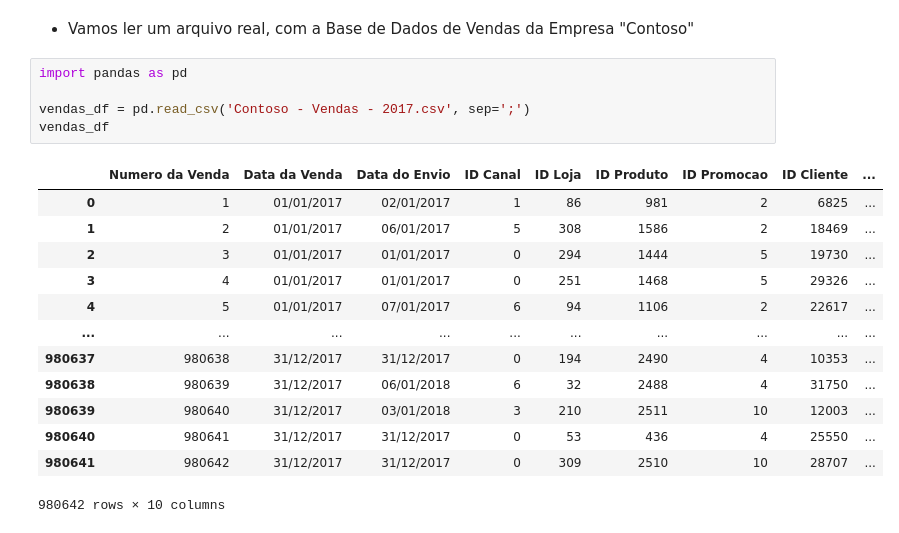
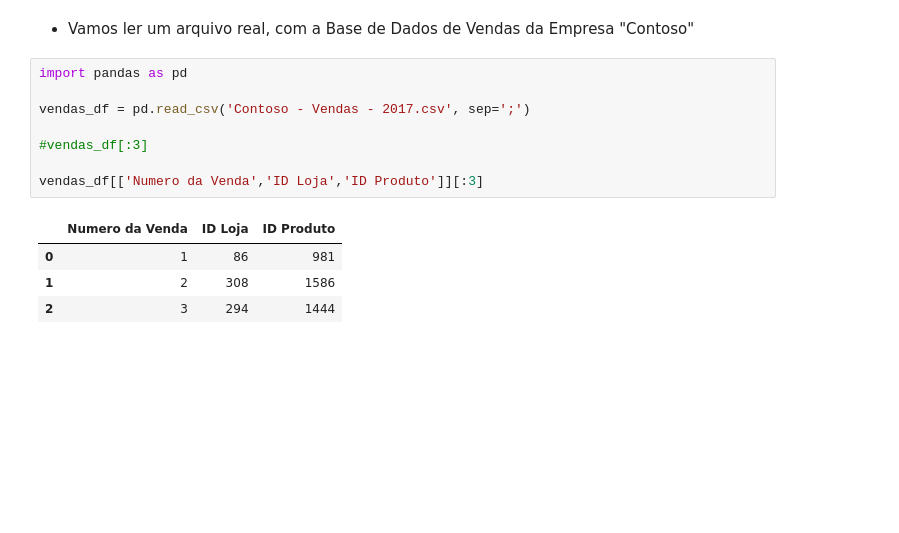
Before and after one commit to emirfadul/python_hashtag, a Jupyter notebook: modulo 17 - pandas/Pandas 03.ipynb, the cells around one changed output. Drawn from its saved outputs; the diff is of its cells as text; blank space fills up the shorter version.

```diff
--- a/modulo 17 - pandas/Pandas 03.ipynb
+++ b/modulo 17 - pandas/Pandas 03.ipynb
@@ -14,22 +14,16 @@ dataframe = pd.read_csv(arquivo_com_extensao)
 # %%
 import pandas as pd
 
 vendas_df = pd.read_csv('Contoso - Vendas - 2017.csv', sep=';')
-vendas_df
+
+#vendas_df[:3]
+
+vendas_df[['Numero da Venda','ID Loja','ID Produto']][:3]
 # %% [output]
-|  | Numero da Venda | Data da Venda | Data do Envio | ID Canal | ID Loja | ID Produto | ID Promocao | ID Cliente | ... |
-| 0 | 1 | 01/01/2017 | 02/01/2017 | 1 | 86 | 981 | 2 | 6825 | ... |
-| 1 | 2 | 01/01/2017 | 06/01/2017 | 5 | 308 | 1586 | 2 | 18469 | ... |
-| 2 | 3 | 01/01/2017 | 01/01/2017 | 0 | 294 | 1444 | 5 | 19730 | ... |
-| 3 | 4 | 01/01/2017 | 01/01/2017 | 0 | 251 | 1468 | 5 | 29326 | ... |
-| 4 | 5 | 01/01/2017 | 07/01/2017 | 6 | 94 | 1106 | 2 | 22617 | ... |
-| ... | ... | ... | ... | ... | ... | ... | ... | ... | ... |
-| 980637 | 980638 | 31/12/2017 | 31/12/2017 | 0 | 194 | 2490 | 4 | 10353 | ... |
-| 980638 | 980639 | 31/12/2017 | 06/01/2018 | 6 | 32 | 2488 | 4 | 31750 | ... |
-| 980639 | 980640 | 31/12/2017 | 03/01/2018 | 3 | 210 | 2511 | 10 | 12003 | ... |
-| 980640 | 980641 | 31/12/2017 | 31/12/2017 | 0 | 53 | 436 | 4 | 25550 | ... |
-| 980641 | 980642 | 31/12/2017 | 31/12/2017 | 0 | 309 | 2510 | 10 | 28707 | ... |
+|  | Numero da Venda | ID Loja | ID Produto |
+| 0 | 1 | 86 | 981 |
+| 1 | 2 | 308 | 1586 |
+| 2 | 3 | 294 | 1444 |
-980642 rows × 10 columns
 # %%
 vendas_df2 = pd.read_csv(r'/Users/emirfadul/python/azimov/datasets/customer reviews.csv')
 vendas_df2
```
Also changed, not shown: parts of 1 cell of this notebook, 4 other files.
